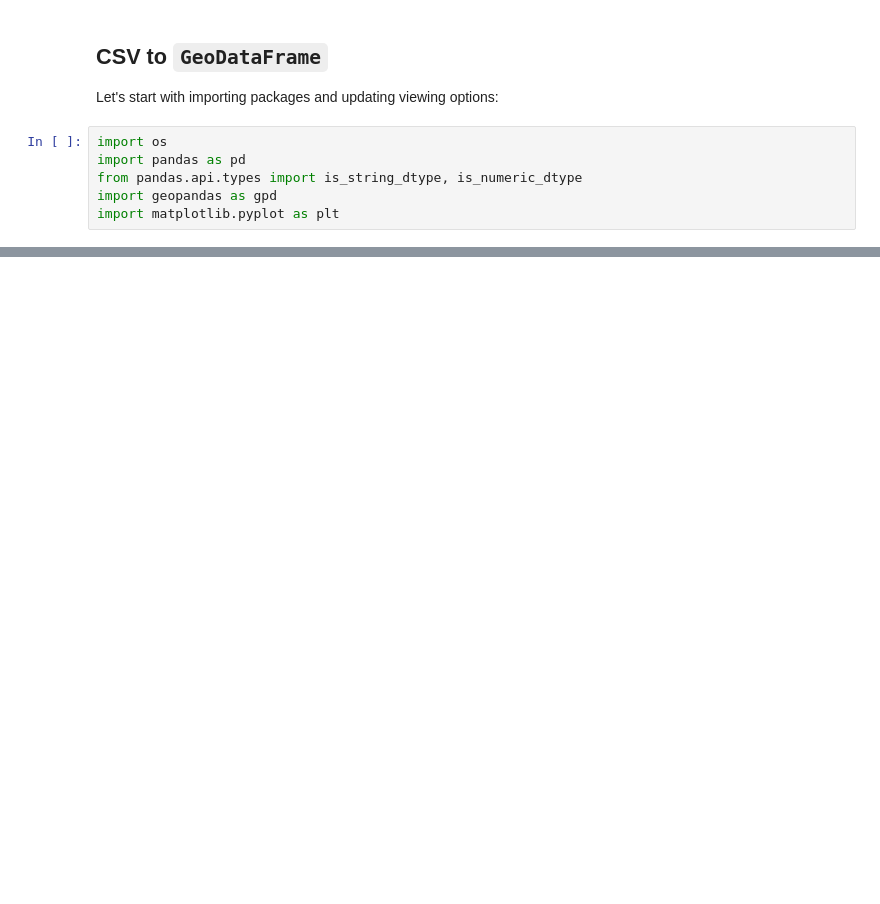
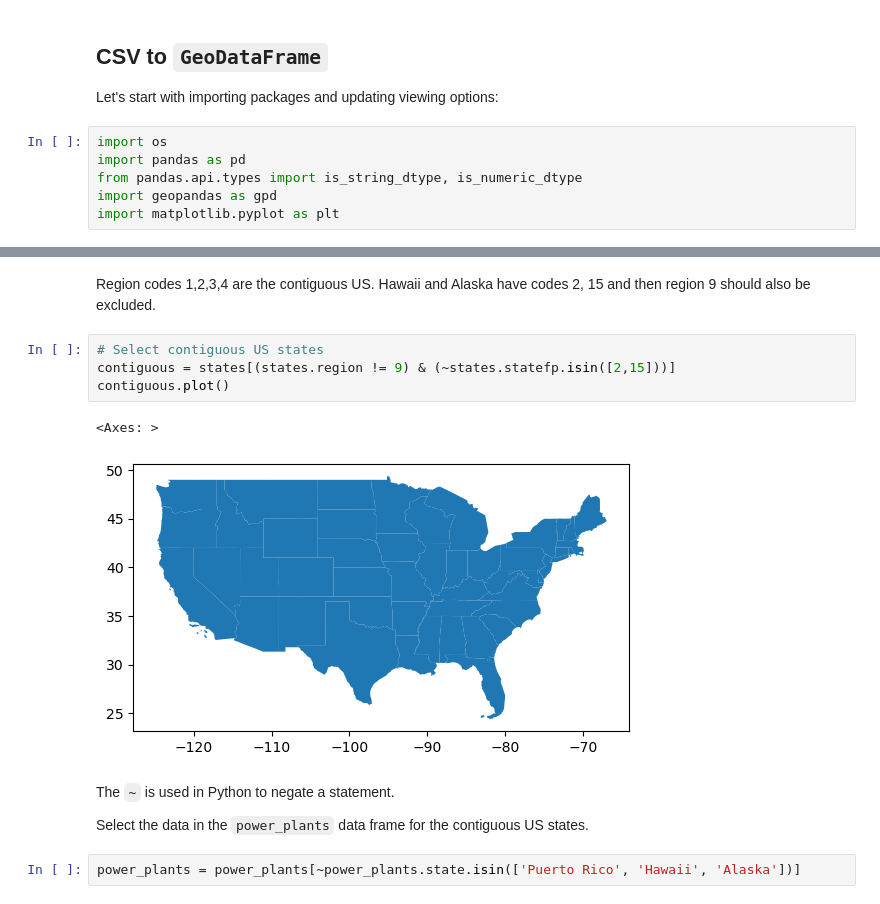
Before and after one commit to ceh58/eds220-2024-in-class, a Jupyter notebook: week5-csv-to-geodf.ipynb, the cells around one changed output, grey strips where cells are left out. Saved outputs shown, nothing was run; the diff lists cells and outputs as text; blank space fills up the shorter version.

```diff
--- a/week5-csv-to-geodf.ipynb
+++ b/week5-csv-to-geodf.ipynb
@@ -43,0 +199,16 @@ power_plants.head(3)
+# %% [markdown]
+Region codes 1,2,3,4 are the contiguous US.
+Hawaii and Alaska have codes 2, 15 and then region 9 should also be excluded.
+# %%
+# Select contiguous US states
+contiguous = states[(states.region != 9) & (~states.statefp.isin([2,15]))]
+contiguous.plot()
+# %% [output]
+<Axes: >
+[figure, added]
+# %% [markdown]
+The `~` is used in Python to negate a statement.
+
+Select the data in the `power_plants` data frame for the contiguous US states.
+# %%
+power_plants = power_plants[~power_plants.state.isin(['Puerto Rico', 'Hawaii', 'Alaska'])]
```
Also changed, not shown: parts of 32 cells of this notebook.
